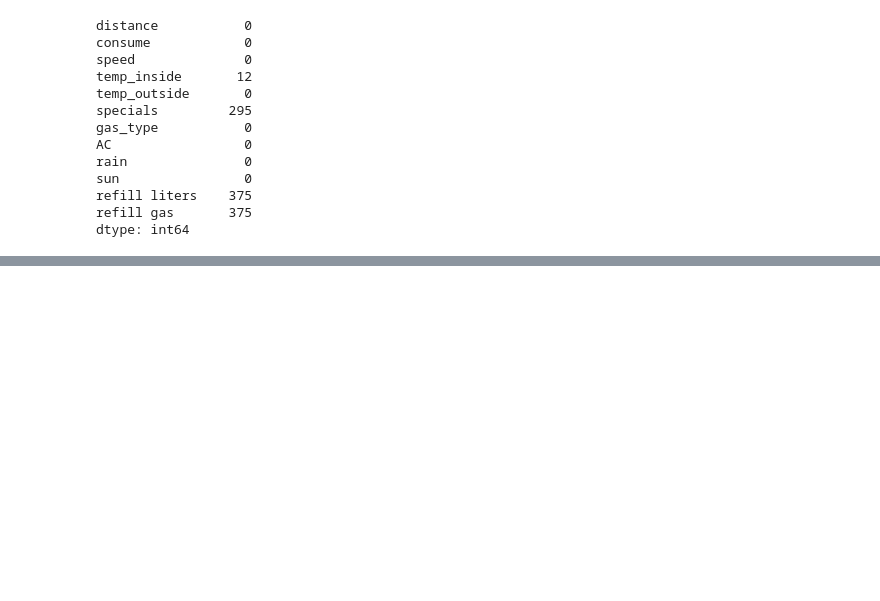
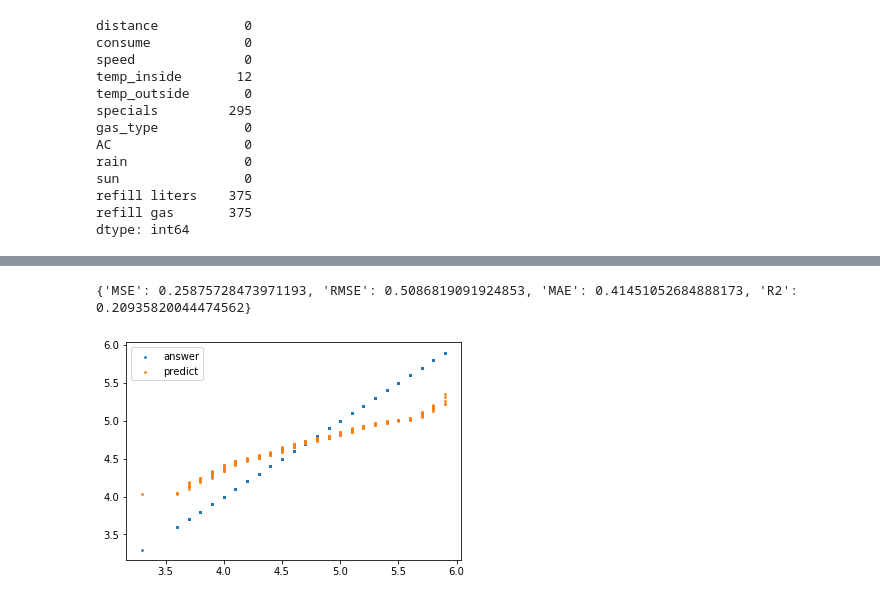
Before and after one commit to kt38k/CarFuelConsumption, a Jupyter notebook: Day1_work_三宅海斗.ipynb, the cells around one changed output, grey strips where cells are left out. Cells and saved outputs as stored; diff of their text form; code cells hidden in the pictures; blank space fills up the shorter version.

```diff
--- a/Day1_work_三宅海斗.ipynb
+++ b/Day1_work_三宅海斗.ipynb
@@ -101,0 +123,12 @@ output_prediction(data, target)
+# %%
+# 力技
+
+df = df[df['consume'] < 7]
+df['temp_inside'] = df['temp_inside'].fillna(df['temp_inside'].mean())
+target = df['consume']
+data = df.loc[:, ['distance', "speed", 'temp_inside' , 'temp_outside', 'AC', 'rain', 'sun']]
+
+output_prediction(data, target)
+# %% [output]
+{'MSE': 0.25875728473971193, 'RMSE': 0.5086819091924853, 'MAE': 0.41451052684888173, 'R2': 0.20935820044474562}
+[figure, added]
```
Also changed, not shown: parts of 6 cells of this notebook.
